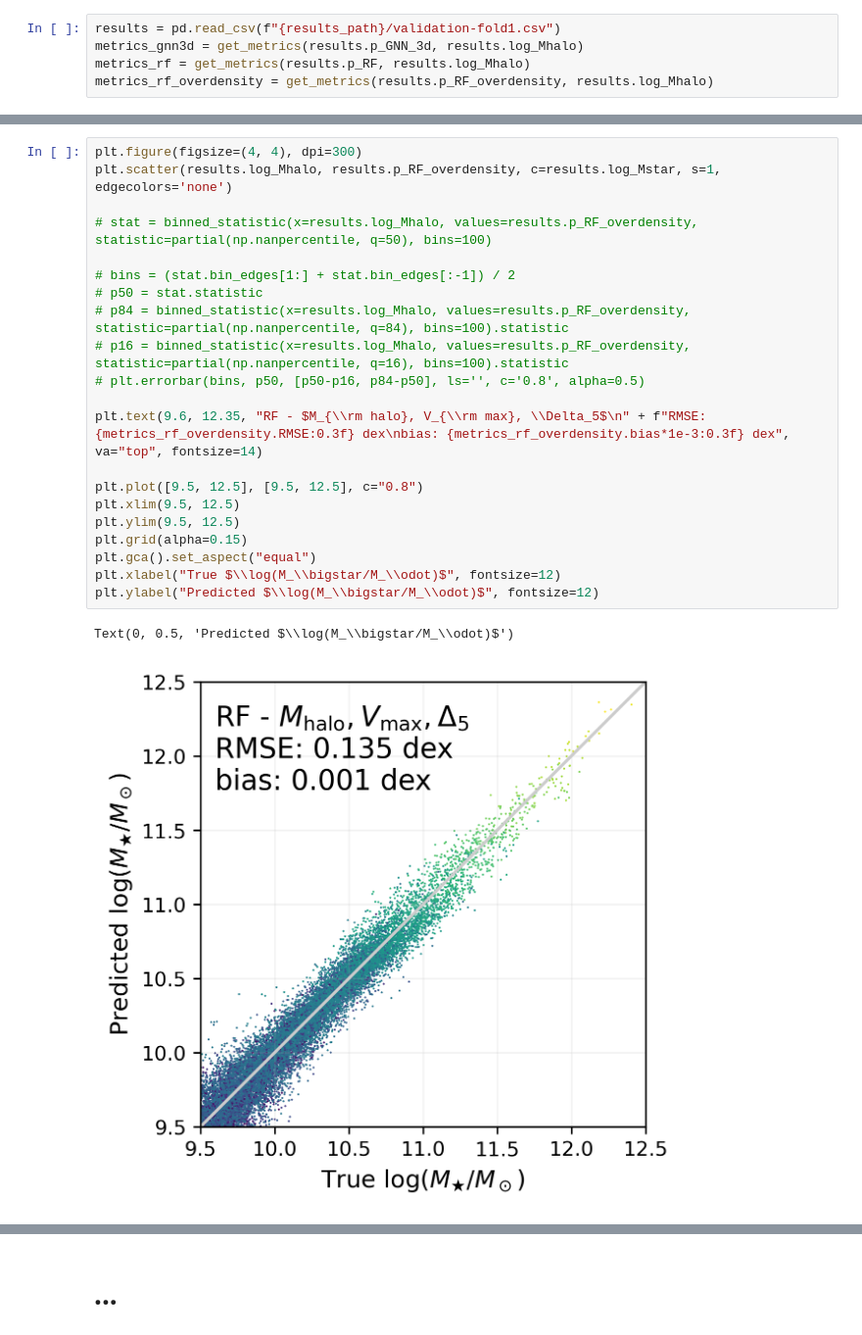
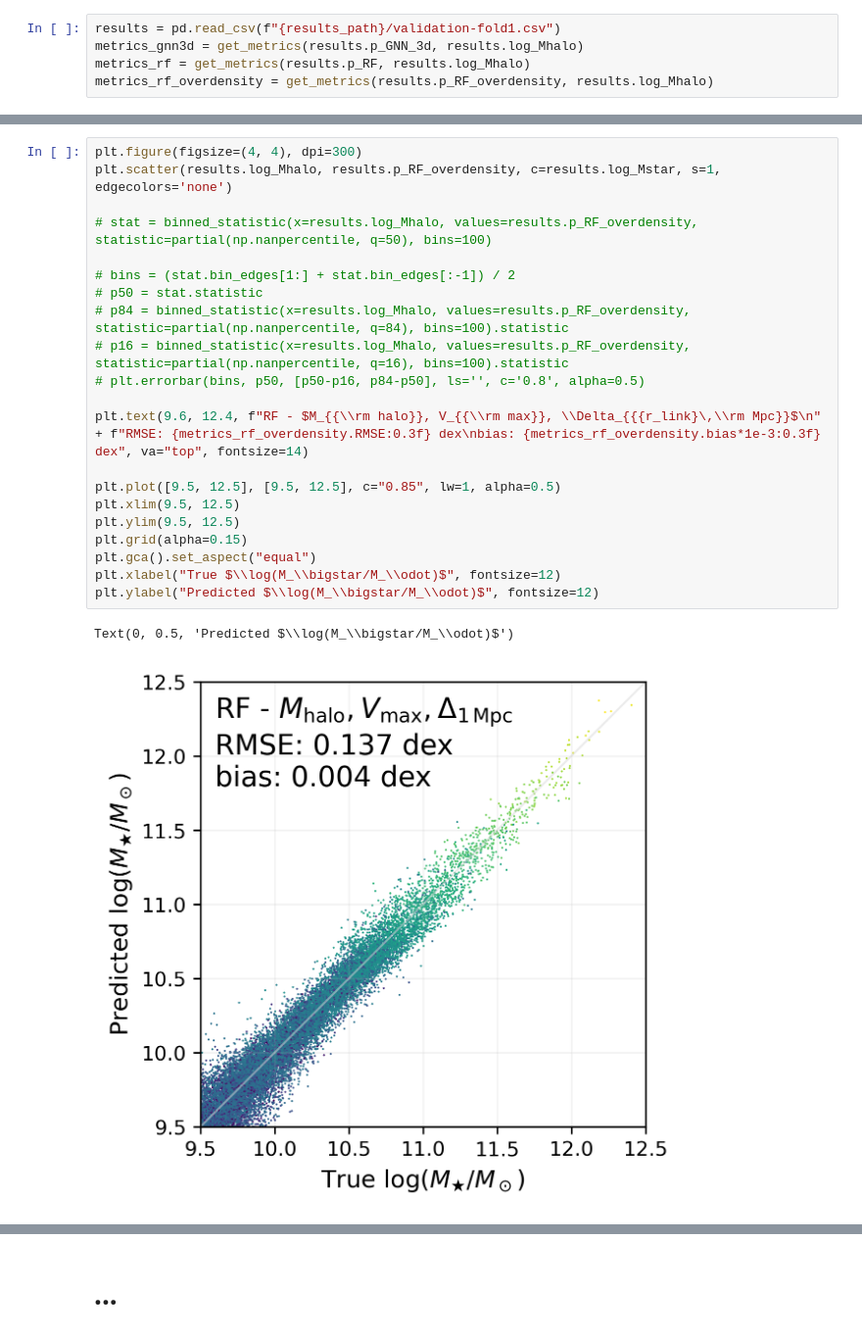
Before and after one commit to jwuphysics/halo-gnns, a Jupyter notebook: notebook/compare-GNN-against-overdensity.ipynb, the cells around one changed output, grey strips where cells are left out. Shown at 98% size. Drawn from its saved outputs; the diff is of its cells as text.

```diff
--- a/notebook/compare-GNN-against-overdensity.ipynb
+++ b/notebook/compare-GNN-against-overdensity.ipynb
@@ -923,27 +918,27 @@ Text(0, 0.5, 'Predicted $\\log(M_\\bigstar/M_\\odot)$')
 # %%
 plt.figure(figsize=(4, 4), dpi=300)
 plt.scatter(results.log_Mhalo, results.p_RF_overdensity, c=results.log_Mstar, s=1, edgecolors='none')
 
 # stat = binned_statistic(x=results.log_Mhalo, values=results.p_RF_overdensity, statistic=partial(np.nanpercentile, q=50), bins=100)
 
 # bins = (stat.bin_edges[1:] + stat.bin_edges[:-1]) / 2
 # p50 = stat.statistic
 # p84 = binned_statistic(x=results.log_Mhalo, values=results.p_RF_overdensity, statistic=partial(np.nanpercentile, q=84), bins=100).statistic
 # p16 = binned_statistic(x=results.log_Mhalo, values=results.p_RF_overdensity, statistic=partial(np.nanpercentile, q=16), bins=100).statistic
 # plt.errorbar(bins, p50, [p50-p16, p84-p50], ls='', c='0.8', alpha=0.5)
 
-plt.text(9.6, 12.35, "RF - $M_{\\rm halo}, V_{\\rm max}, \\Delta_5$\n" + f"RMSE: {metrics_rf_overdensity.RMSE:0.3f} dex\nbias: {metrics_rf_overdensity.bias*1e-3:0.3f} dex", va="top", fontsize=14)
+plt.text(9.6, 12.4, f"RF - $M_{{\\rm halo}}, V_{{\\rm max}}, \\Delta_{{{r_link}\,\\rm Mpc}}$\n" + f"RMSE: {metrics_rf_overdensity.RMSE:0.3f} dex\nbias: {metrics_rf_overdensity.bias*1e-3:0.3f} dex", va="top", fontsize=14)
 
-plt.plot([9.5, 12.5], [9.5, 12.5], c="0.8")
+plt.plot([9.5, 12.5], [9.5, 12.5], c="0.85", lw=1, alpha=0.5)
 plt.xlim(9.5, 12.5)
 plt.ylim(9.5, 12.5)
 plt.grid(alpha=0.15)
 plt.gca().set_aspect("equal")
 plt.xlabel("True $\\log(M_\\bigstar/M_\\odot)$", fontsize=12)
 plt.ylabel("Predicted $\\log(M_\\bigstar/M_\\odot)$", fontsize=12)
 # %% [output]
 Text(0, 0.5, 'Predicted $\\log(M_\\bigstar/M_\\odot)$')
-[figure, old version]
+[figure, new version]
 # %%
 plt.figure(figsize=(4, 4), dpi=300)
 plt.scatter(results.log_Mhalo, results.p_GNN_3d, c=results.log_Mstar, s=1, edgecolors='none')
```
Also changed, not shown: parts of 8 cells of this notebook.
